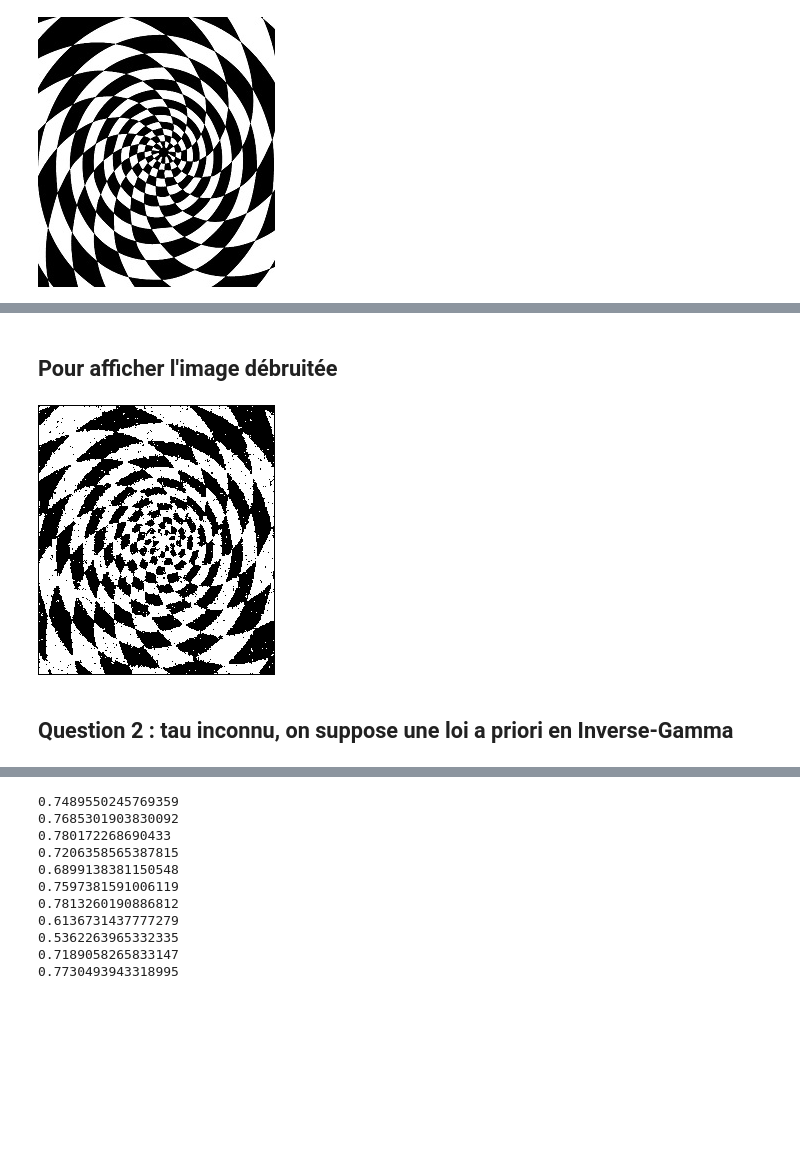
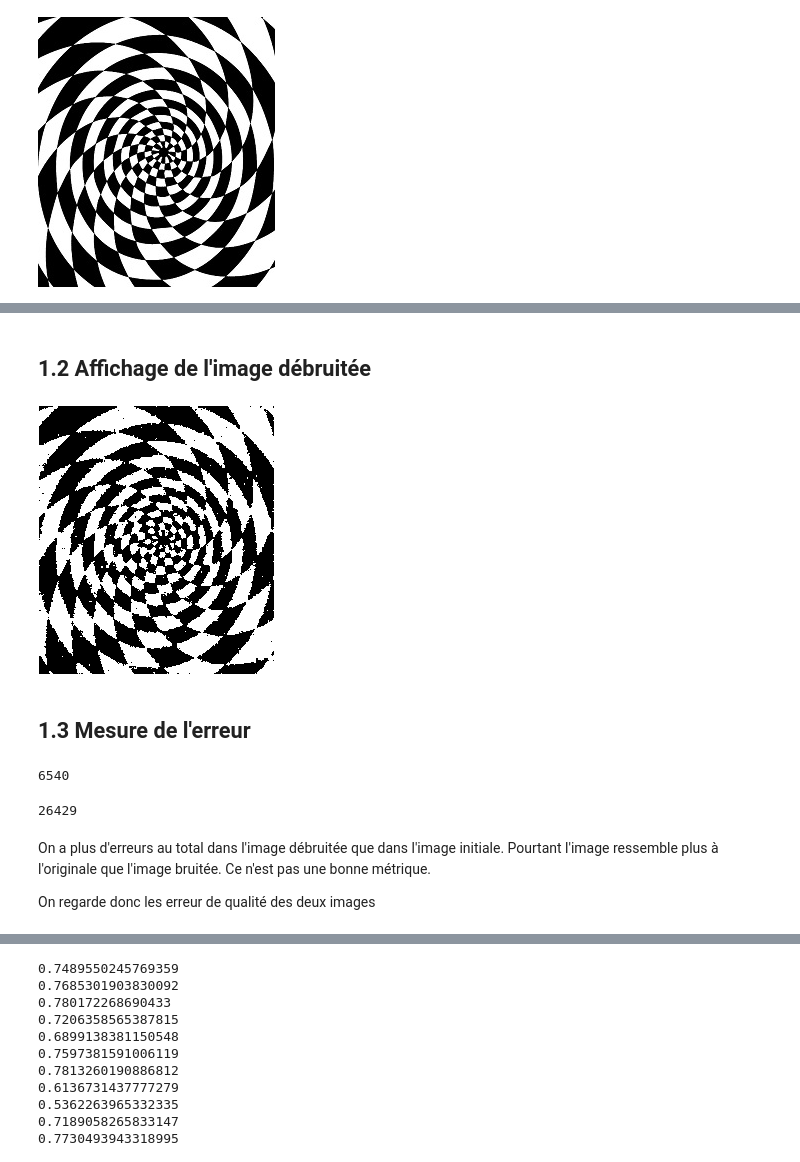
Before and after one commit to thomas-dujardin/image-denoising-MC, a Jupyter notebook: ProjetMC_Ising_final.ipynb, the cells around one changed output, grey strips where cells are left out. Cells and saved outputs as stored; diff of their text form; code cells hidden in the pictures; blank space fills up the shorter version.

```diff
--- a/ProjetMC_Ising_final.ipynb
+++ b/ProjetMC_Ising_final.ipynb
@@ -49,0 +102,4 @@ bruit_test_norm = 2*(bruit_test/255)-1 # yi € {-1 ; 1} (image bruitée, 1 = no
+# %%
+tau = 1.02 # écart-type de yi|xi=k
+alpha = 0 # paramètre devant somme xi dans la loi d'Ising
+beta = 0.4 # paramètre devant nombre de voisins de même couleur dans la loi d'Ising
@@ -88,11 +134,24 @@ array([[0.  , 0.  , 0.  , ..., 0.  , 0.  , 0.  ],
 # %% [markdown]
-## Pour afficher l'image débruitée
+## 1.2 Affichage de l'image débruitée
 # %%
-probas_copy[probas_copy > 0.5] = 255
-probas_copy[probas_copy <= 0.5] = 0
+probas_copy = ((probas <= 0.5).astype(int))*255
 PIL_image2 = Image.fromarray(np.uint8(probas_copy)).convert('L')
 PIL_image2
 # %% [output]
-[figure, old version]
+[figure, new version]
-# %% [markdown]
-## Question 2 : tau inconnu, on suppose une loi a priori en Inverse-Gamma
+# %% [markdown]
+## 1.3 Mesure de l'erreur
+# %%
+#Erreur totale de l'image initiale bruitée:
+measureError.totalError(PIL_image, image)
+# %% [output]
+6540
+# %%
+#Erreur totale de l'image débruitée
+measureError.totalError(PIL_image2, image)
+# %% [output]
+26429
+# %% [markdown]
+On a plus d'erreurs au total dans l'image débruitée que dans l'image initiale. Pourtant l'image ressemble plus à l'originale que l'image bruitée. Ce n'est pas une bonne métrique.
+
+On regarde donc les erreur de qualité des deux images
```
Also changed, not shown: parts of 33 cells of this notebook.
